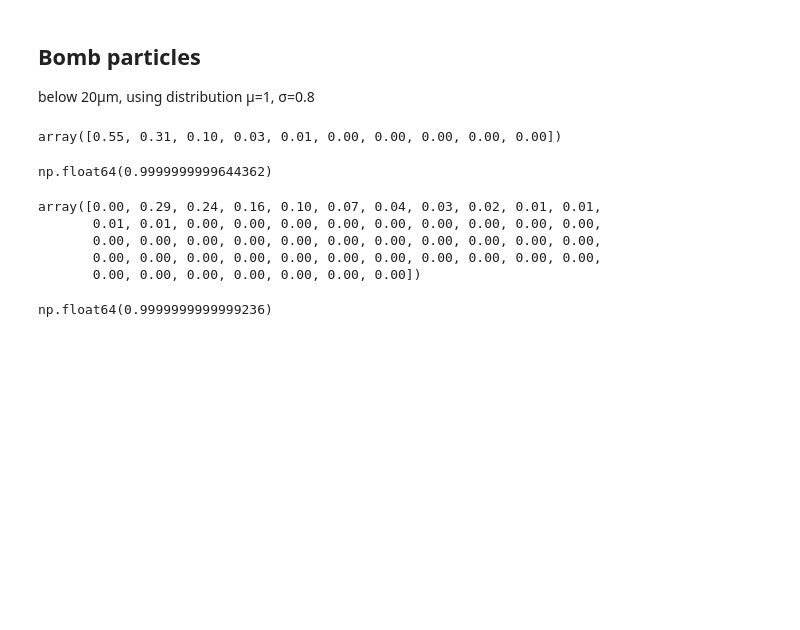
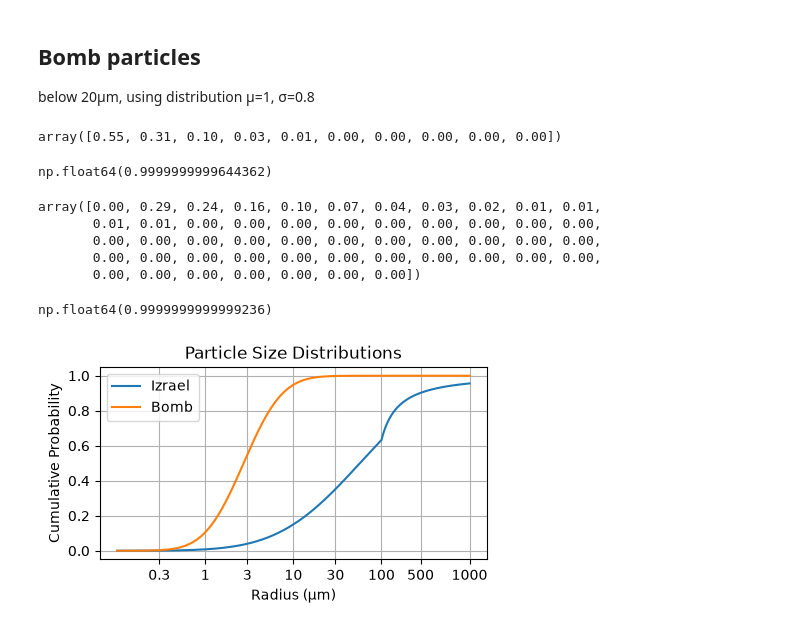
Before and after one commit to metno/snap, a Jupyter notebook: src/processes/lognormal_dists.ipynb, the cells around one changed output. Cells and saved outputs as stored; diff of their text form; code cells hidden in the pictures; blank space fills up the shorter version.

Commit message:
add figure

```diff
--- a/src/processes/lognormal_dists.ipynb
+++ b/src/processes/lognormal_dists.ipynb
@@ -133,3 +133,92 @@ array([0.00, 0.29, 0.24, 0.16, 0.10, 0.07, 0.04, 0.03, 0.02, 0.01, 0.01,
        0.00, 0.00, 0.00, 0.00, 0.00, 0.00, 0.00, 0.00, 0.00, 0.00, 0.00,
        0.00, 0.00, 0.00, 0.00, 0.00, 0.00, 0.00])
 np.float64(0.9999999999999236)
+# %%
+# plot Izrael and Bomb distributions
+import matplotlib.pyplot as plt
+import numpy as np
+from matplotlib.transforms import Transform
+from scipy.stats import lognorm
+
+
+class CustomTransform(Transform):
+    """
+    A custom transform to manually define the x-axis distances.
+    Logarithmic from 0.2 to 20, Linear from 20 to 250.
+    """
+    input_dims = 1
+    output_dims = 1
+
+    def __init__(self, split_point=20, linear_end=250):
+        super().__init__()
+        self.split_point = split_point
+        self.linear_end = linear_end
+
+    def transform_non_affine(self, x):
+        transformed = np.zeros_like(x)
+        for i, val in enumerate(x):
+            if val < self.split_point:
+                # Logarithmic transformation for values <
+                transformed[i] = np.log10(val)
+            else:
+                # Linear transformation for values >= 20
+                transformed[i] = np.log10(self.split_point) + (val - self.split_point) / (self.linear_end - self.split_point) * (np.log10(self.linear_end) - np.log10(self.split_point))
+        return transformed
+
+    def inverted(self):
+        return InvertedCustomTransform(split_point=self.split_point, linear_end=self.linear_end)
+
+
+class InvertedCustomTransform(Transform):
+    """
+    Inverse transform to map back from screen space to data space.
+    """
+    input_dims = 1
+    output_dims = 1
+
+    def __init__(self, split_point=20, linear_end=250):
+        super().__init__()
+        self.split_point = split_point
+        self.linear_end = linear_end
+
+    def transform_non_affine(self, y):
+        inverted = np.zeros_like(y)
+        log_split = np.log10(self.split_point)
+        for i, val in enumerate(y):
+            if val < log_split:
+                # Inverse logarithmic for values < log_split
+                inverted[i] = 10 ** val
+            else:
+                # Inverse linear for values >= log_split
+                inverted[i] = self.split_point + (val - log_split) * (self.linear_end - self.split_point) / (np.log10(self.linear_end) - log_split)
+        return inverted
+
+    def inverted(self):
+        return CustomTransform(split_point=self.split_point, linear_end=self.linear_end)
+
+
+# Apply Custom Transform
+custom_transform = CustomTransform(100, 1000)
+
+# Manually define ticks for better interpretation
+ticks = [0.3, 1, 3, 10, 30, 100, 500, 1000]
+tick_positions = custom_transform.transform_non_affine(np.array(ticks))
+
+
+x = np.arange(.1, 1000, 0.1)
+
+plt.figure(figsize=(5, 2.5))
+# cummulative function
+plt.plot(custom_transform.transform_non_affine(x), lognorm.cdf(x, s=izrael_sigma, scale=np.exp(izrael_mu)), label='Izrael')
+plt.plot(custom_transform.transform_non_affine(x), lognorm.cdf(x, s=bomb_sigma, scale=np.exp(bomb_mu)), label='Bomb')
+# logarithmic scale up to 20µm then linear scale
+plt.xticks(tick_positions, ticks)
+#plt.xscale('log')
+plt.xlabel('Radius (µm)')
+plt.ylabel('Cumulative Probability')
+plt.title('Particle Size Distributions')
+plt.legend()
+plt.grid()
+plt.show()
+# %% [output]
+[figure, added]
```
